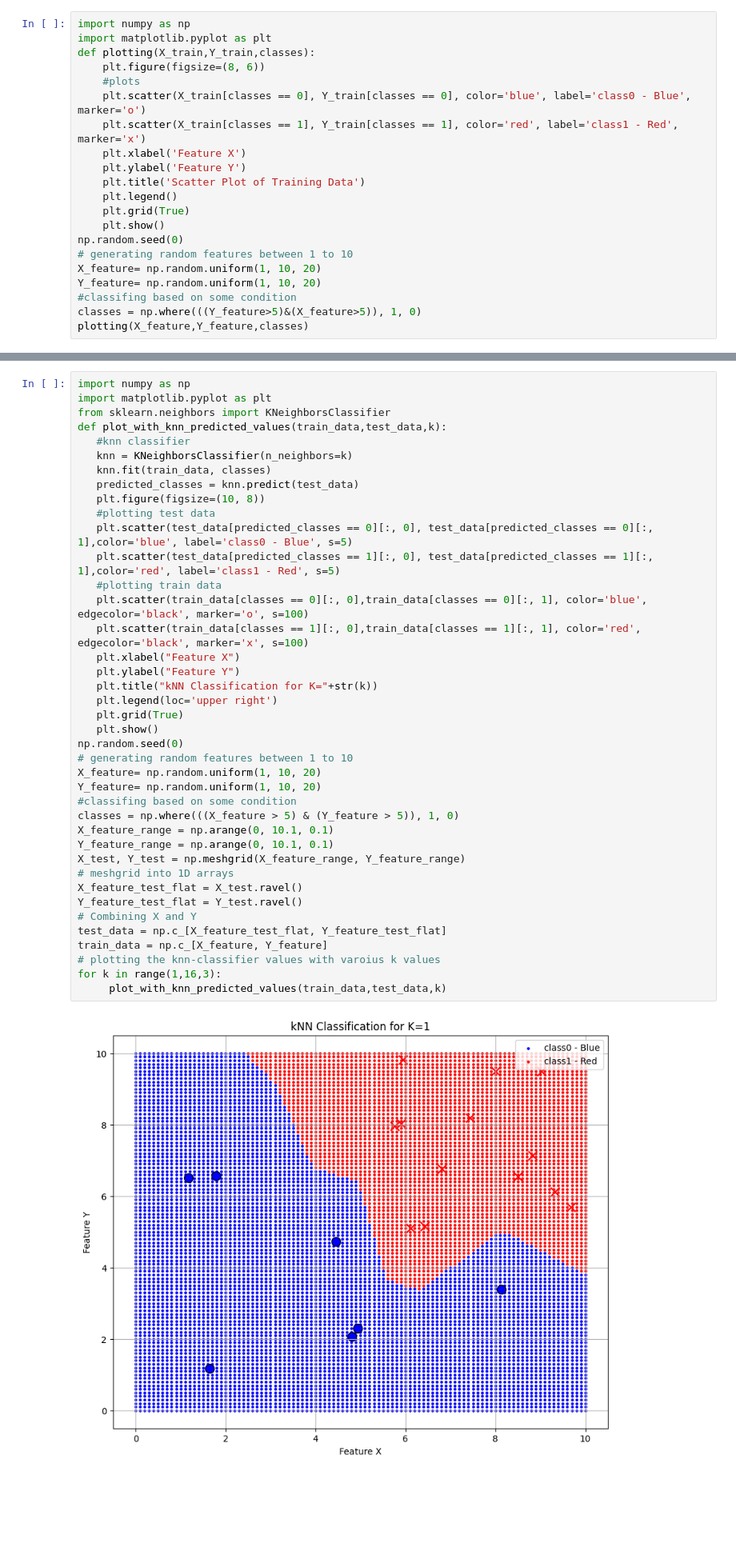
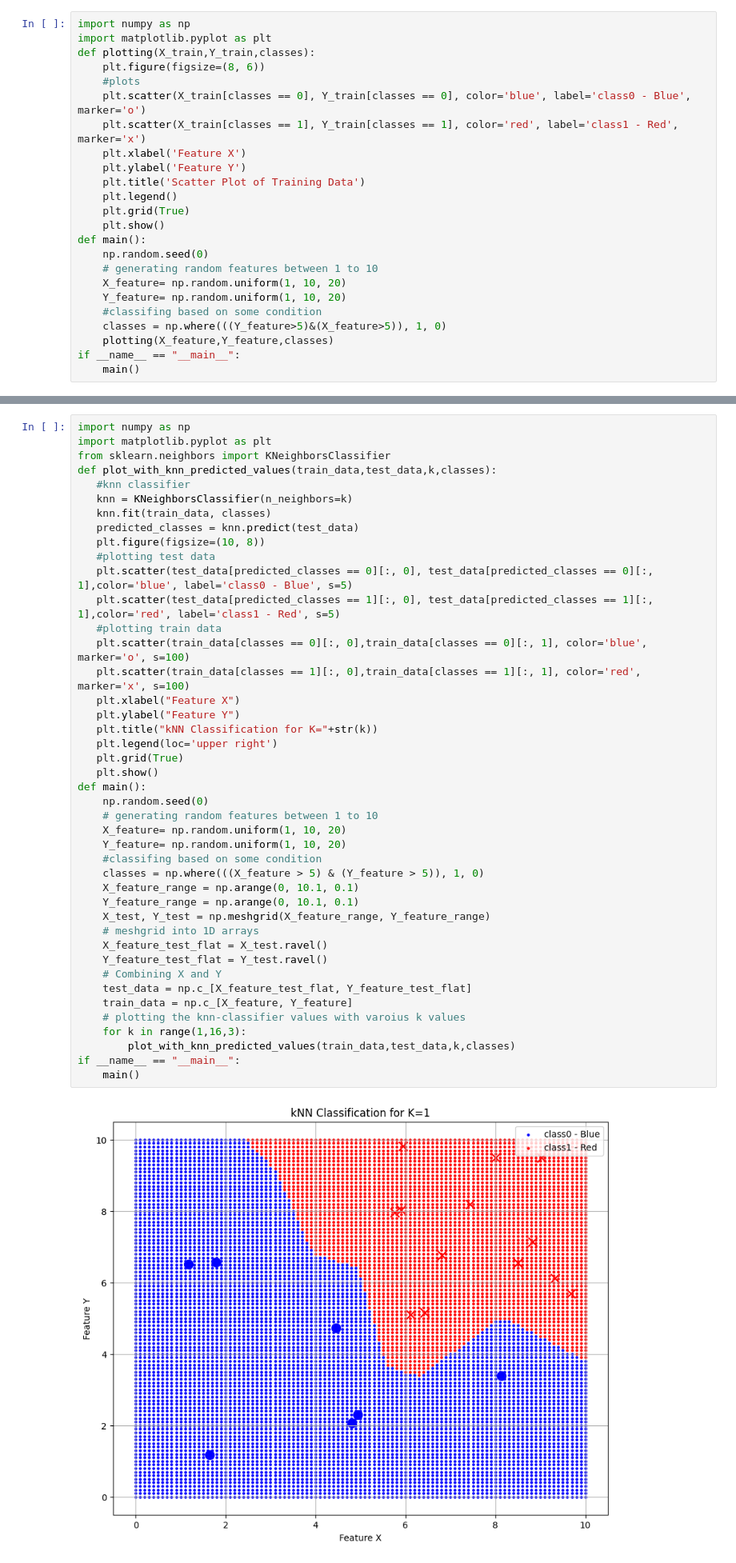
Before and after one commit to navyareddykunuthuru/Machine-Learning, a Jupyter notebook: Lab_Session_4.ipynb, the cells around one changed output, grey strips where cells are left out. Shown at 80% size. Drawn from its saved outputs; the diff is of its cells as text; blank space fills up the shorter version.

```diff
--- a/Lab_Session_4.ipynb
+++ b/Lab_Session_4.ipynb
@@ -122,13 +128,16 @@ def plotting(X_train,Y_train,classes):
     plt.legend()
     plt.grid(True)
     plt.show()
-np.random.seed(0)
-# generating random features between 1 to 10
-X_feature= np.random.uniform(1, 10, 20)
-Y_feature= np.random.uniform(1, 10, 20)
-#classifing based on some condition
-classes = np.where(((Y_feature>5)&(X_feature>5)), 1, 0)
-plotting(X_feature,Y_feature,classes)
+def main():
+    np.random.seed(0)
+    # generating random features between 1 to 10
+    X_feature= np.random.uniform(1, 10, 20)
+    Y_feature= np.random.uniform(1, 10, 20)
+    #classifing based on some condition
+    classes = np.where(((Y_feature>5)&(X_feature>5)), 1, 0)
+    plotting(X_feature,Y_feature,classes)
+if __name__ == "__main__":
+    main()
 # %% [output]
 [figure]
 # %%
@@ -174,42 +186,45 @@ plot_with_knn_predicted_values(train_data,test_data,predicted_classes)
 # %%
 import numpy as np
 import matplotlib.pyplot as plt
 from sklearn.neighbors import KNeighborsClassifier
-def plot_with_knn_predicted_values(train_data,test_data,k):
+def plot_with_knn_predicted_values(train_data,test_data,k,classes):
    #knn classifier
    knn = KNeighborsClassifier(n_neighbors=k)
    knn.fit(train_data, classes)
    predicted_classes = knn.predict(test_data)
    plt.figure(figsize=(10, 8))
    #plotting test data
    plt.scatter(test_data[predicted_classes == 0][:, 0], test_data[predicted_classes == 0][:, 1],color='blue', label='class0 - Blue', s=5)
    plt.scatter(test_data[predicted_classes == 1][:, 0], test_data[predicted_classes == 1][:, 1],color='red', label='class1 - Red', s=5)
    #plotting train data
-   plt.scatter(train_data[classes == 0][:, 0],train_data[classes == 0][:, 1], color='blue', edgecolor='black', marker='o', s=100)
-   plt.scatter(train_data[classes == 1][:, 0],train_data[classes == 1][:, 1], color='red', edgecolor='black', marker='x', s=100)
+   plt.scatter(train_data[classes == 0][:, 0],train_data[classes == 0][:, 1], color='blue', marker='o', s=100)
+   plt.scatter(train_data[classes == 1][:, 0],train_data[classes == 1][:, 1], color='red', marker='x', s=100)
    plt.xlabel("Feature X")
    plt.ylabel("Feature Y")
    plt.title("kNN Classification for K="+str(k))
    plt.legend(loc='upper right')
    plt.grid(True)
    plt.show()
-np.random.seed(0)
-# generating random features between 1 to 10
-X_feature= np.random.uniform(1, 10, 20)
-Y_feature= np.random.uniform(1, 10, 20)
-#classifing based on some condition
-classes = np.where(((X_feature > 5) & (Y_feature > 5)), 1, 0)
-X_feature_range = np.arange(0, 10.1, 0.1)
-Y_feature_range = np.arange(0, 10.1, 0.1)
-X_test, Y_test = np.meshgrid(X_feature_range, Y_feature_range)
-# meshgrid into 1D arrays
-X_feature_test_flat = X_test.ravel()
-Y_feature_test_flat = Y_test.ravel()
-# Combining X and Y
-test_data = np.c_[X_feature_test_flat, Y_feature_test_flat]
-train_data = np.c_[X_feature, Y_feature]
-# plotting the knn-classifier values with varoius k values
-for k in range(1,16,3):
-     plot_with_knn_predicted_values(train_data,test_data,k)
+def main():
+    np.random.seed(0)
+    # generating random features between 1 to 10
+    X_feature= np.random.uniform(1, 10, 20)
+    Y_feature= np.random.uniform(1, 10, 20)
+    #classifing based on some condition
+    classes = np.where(((X_feature > 5) & (Y_feature > 5)), 1, 0)
+    X_feature_range = np.arange(0, 10.1, 0.1)
+    Y_feature_range = np.arange(0, 10.1, 0.1)
+    X_test, Y_test = np.meshgrid(X_feature_range, Y_feature_range)
+    # meshgrid into 1D arrays
+    X_feature_test_flat = X_test.ravel()
+    Y_feature_test_flat = Y_test.ravel()
+    # Combining X and Y
+    test_data = np.c_[X_feature_test_flat, Y_feature_test_flat]
+    train_data = np.c_[X_feature, Y_feature]
+    # plotting the knn-classifier values with varoius k values
+    for k in range(1,16,3):
+        plot_with_knn_predicted_values(train_data,test_data,k,classes)
+if __name__ == "__main__":
+    main()
 # %% [output]
-[figure, old version]
+[figure, new version]
```
Also changed, not shown: parts of 6 cells of this notebook.
